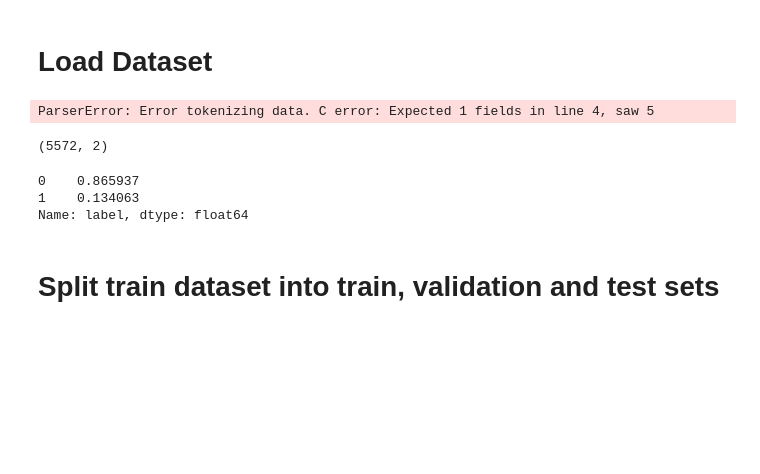
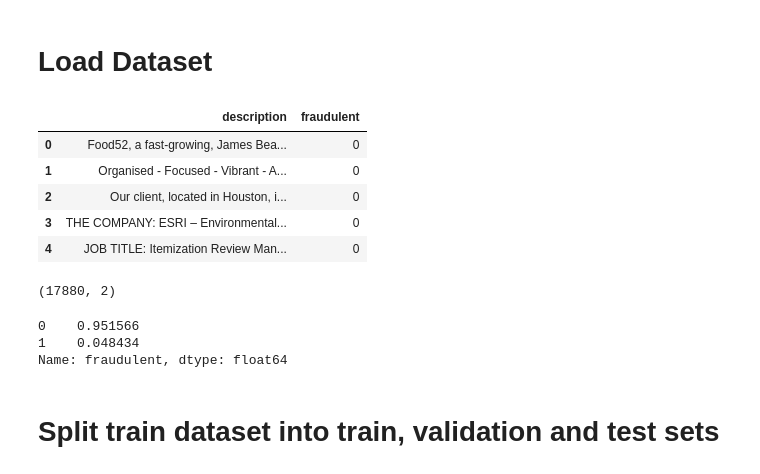
Before and after one commit to AlainTiri/fake_jobs, a Jupyter notebook: app/model/trainers/draft/Fine_Tuning_BERT_for_fakejobs_Classification.ipynb, the cells around one changed output. Saved outputs shown, nothing was run; the diff lists cells and outputs as text; code cells hidden in the pictures; blank space fills up the shorter version.

```diff
--- a/app/model/trainers/draft/Fine_Tuning_BERT_for_fakejobs_Classification.ipynb
+++ b/app/model/trainers/draft/Fine_Tuning_BERT_for_fakejobs_Classification.ipynb
@@ -35,21 +40,26 @@ device = torch.device("cpu")
 # %% [markdown]
 # Load Dataset
 # %%
-df = pd.read_csv("dataset.csv", )
+df = pd.read_csv("C:/Users/alain/PycharmProjects/fake_jobs/app/model/data/dataset.csv", sep = ";")
 df.head()
 # %% [output]
-ParserError: Error tokenizing data. C error: Expected 1 fields in line 4, saw 5
+|  | description | fraudulent |
+| 0 | Food52, a fast-growing, James Bea... | 0 |
+| 1 | Organised - Focused - Vibrant - A... | 0 |
+| 2 | Our client, located in Houston, i... | 0 |
+| 3 | THE COMPANY: ESRI – Environmental... | 0 |
+| 4 | JOB TITLE: Itemization Review Man... | 0 |
 # %%
 df.shape
 # %% [output]
-(5572, 2)
+(17880, 2)
 # %%
 # check class distribution
-df['label'].value_counts(normalize = True)
+df['fraudulent'].value_counts(normalize = True)
 # %% [output]
-0    0.865937
-1    0.134063
-Name: label, dtype: float64
+0    0.951566
+1    0.048434
+Name: fraudulent, dtype: float64
 # %% [markdown]
 # Split train dataset into train, validation and test sets
 # %%
```
Also changed, not shown: parts of 10 cells of this notebook, 3 other files.
